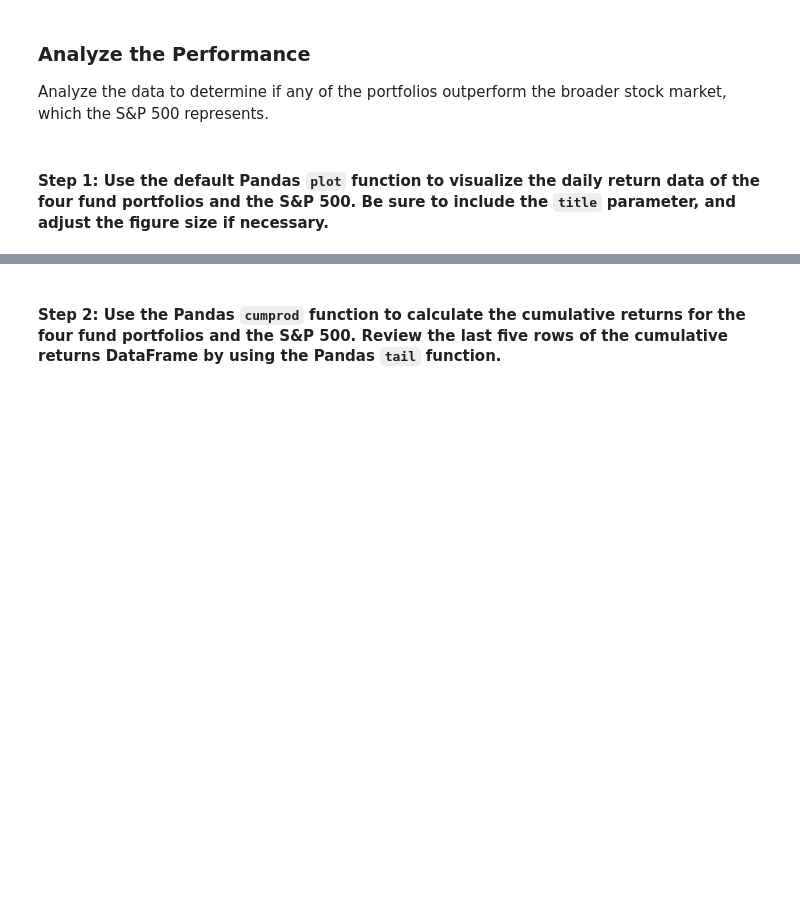
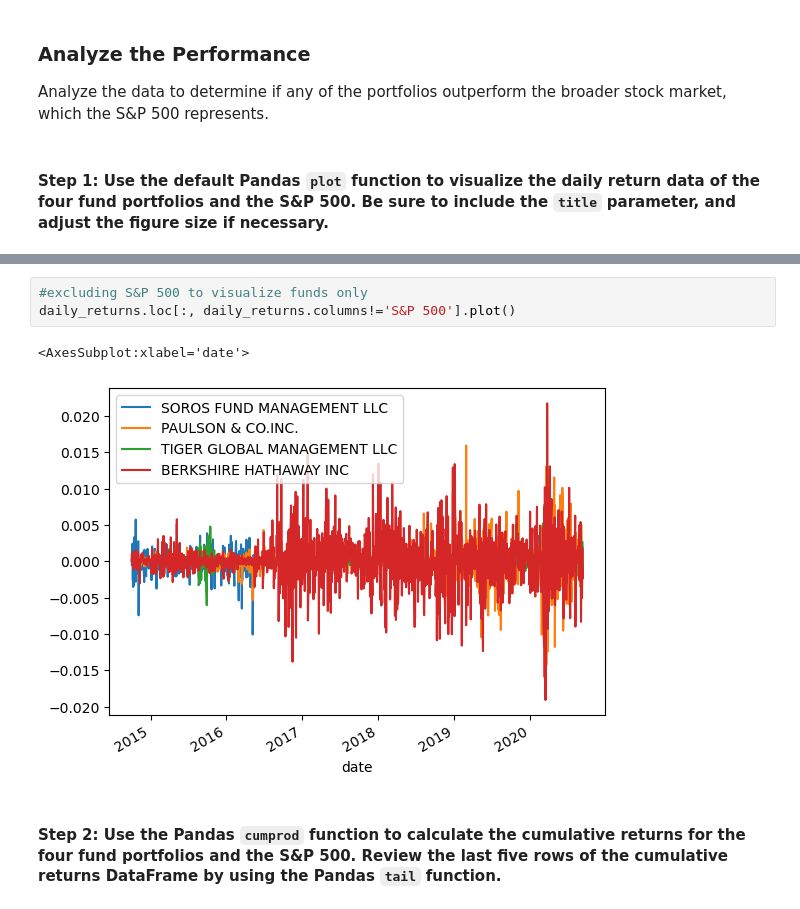
Before and after one commit to lumiroga/fintech-Challenge4, a Jupyter notebook: risk_return_analysis.ipynb, the cells around one changed output, grey strips where cells are left out. Cells and saved outputs as stored; diff of their text form; blank space fills up the shorter version.

```diff
--- a/risk_return_analysis.ipynb
+++ b/risk_return_analysis.ipynb
@@ -160,3 +169,9 @@ Analyze the data to determine if any of the portfolios outperform the broader st
+# %%
+#excluding S&P 500 to visualize funds only
+daily_returns.loc[:, daily_returns.columns!='S&P 500'].plot()
+# %% [output]
+<AxesSubplot:xlabel='date'>
+[figure, added]
 # %% [markdown]
 #### Step 2: Use the Pandas `cumprod` function to calculate the cumulative returns for the four fund portfolios and the S&P 500. Review the last five rows of the cumulative returns DataFrame by using the Pandas `tail` function.
 # %%
```
Also changed, not shown: parts of 4 cells of this notebook.
